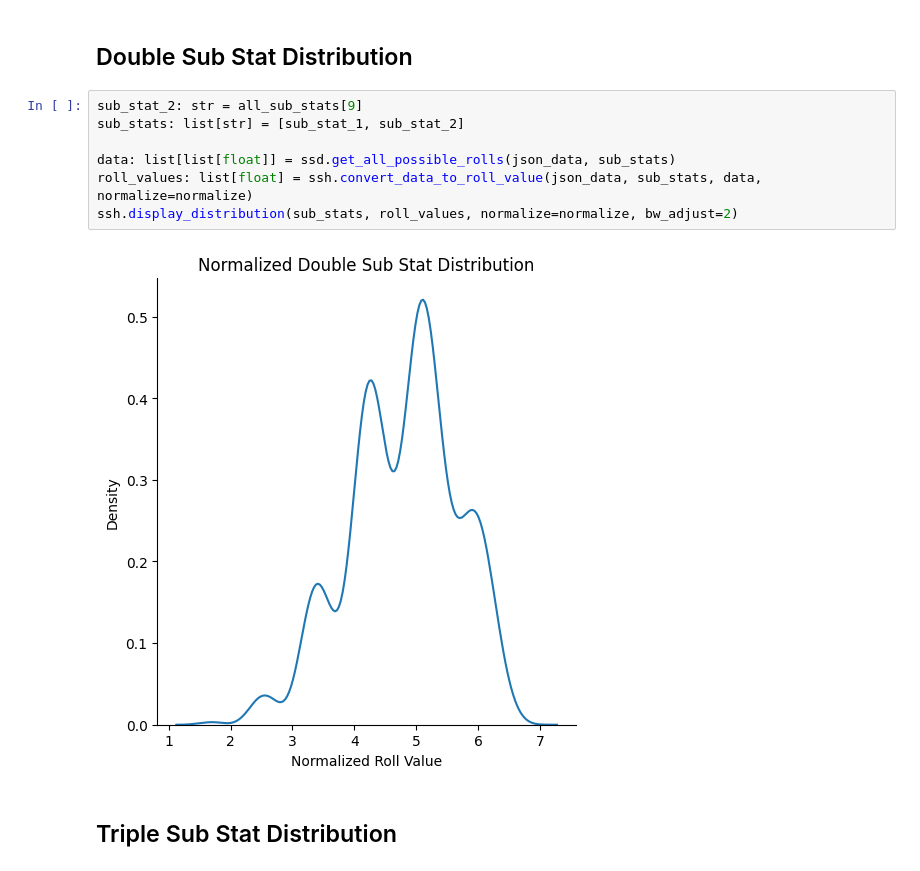
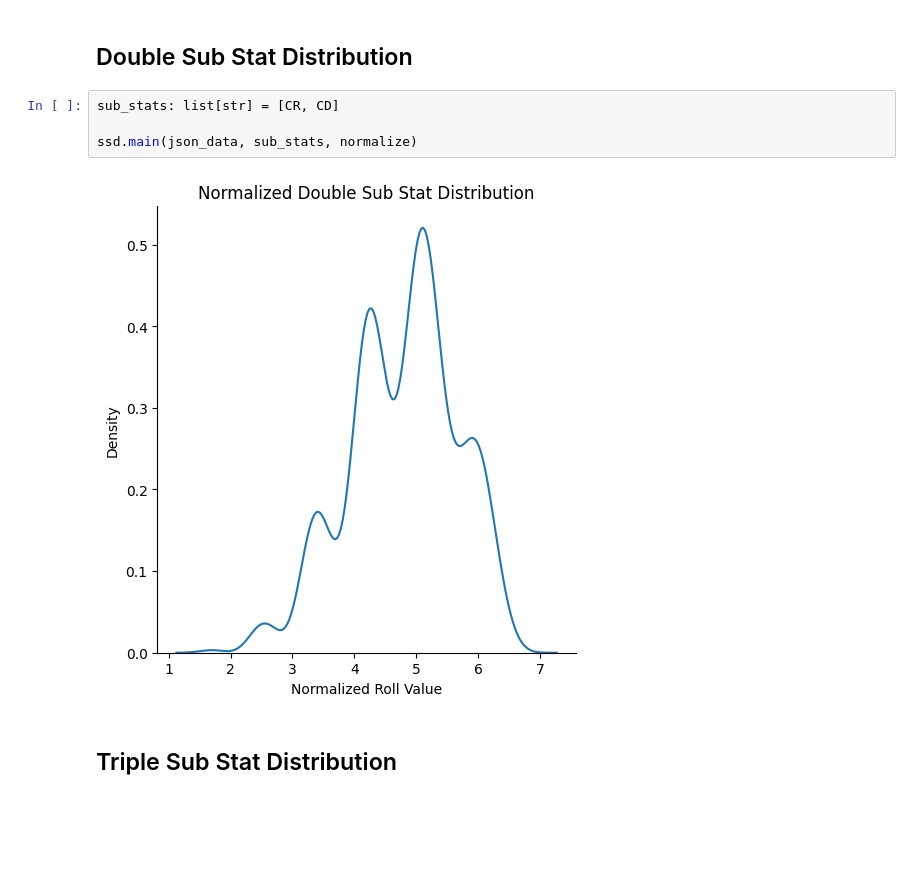
Before and after one commit to rkp1503/Genshin-Impact, a Jupyter notebook: src/Artifact_Sub_Stat_Distribution.ipynb, the cells around one changed output. Saved outputs shown, nothing was run; the diff lists cells and outputs as text; blank space fills up the shorter version.

```diff
--- a/src/Artifact_Sub_Stat_Distribution.ipynb
+++ b/src/Artifact_Sub_Stat_Distribution.ipynb
@@ -34,13 +31,10 @@ ssh.display_distribution(sub_stats, roll_values, normalize=normalize)
 # %% [markdown]
 ## Double Sub Stat Distribution
-# %%
-sub_stat_2: str = all_sub_stats[9]
-sub_stats: list[str] = [sub_stat_1, sub_stat_2]
-
-data: list[list[float]] = ssd.get_all_possible_rolls(json_data, sub_stats)
-roll_values: list[float] = ssh.convert_data_to_roll_value(json_data, sub_stats, data, normalize=normalize)
-ssh.display_distribution(sub_stats, roll_values, normalize=normalize, bw_adjust=2)
-# %% [output]
-[figure, removed]
+# %%
+sub_stats: list[str] = [CR, CD]
+
+ssd.main(json_data, sub_stats, normalize)
+# %% [output]
+[figure, added]
 # %% [markdown]
 ## Triple Sub Stat Distribution
```
Also changed, not shown: parts of 6 cells of this notebook.
